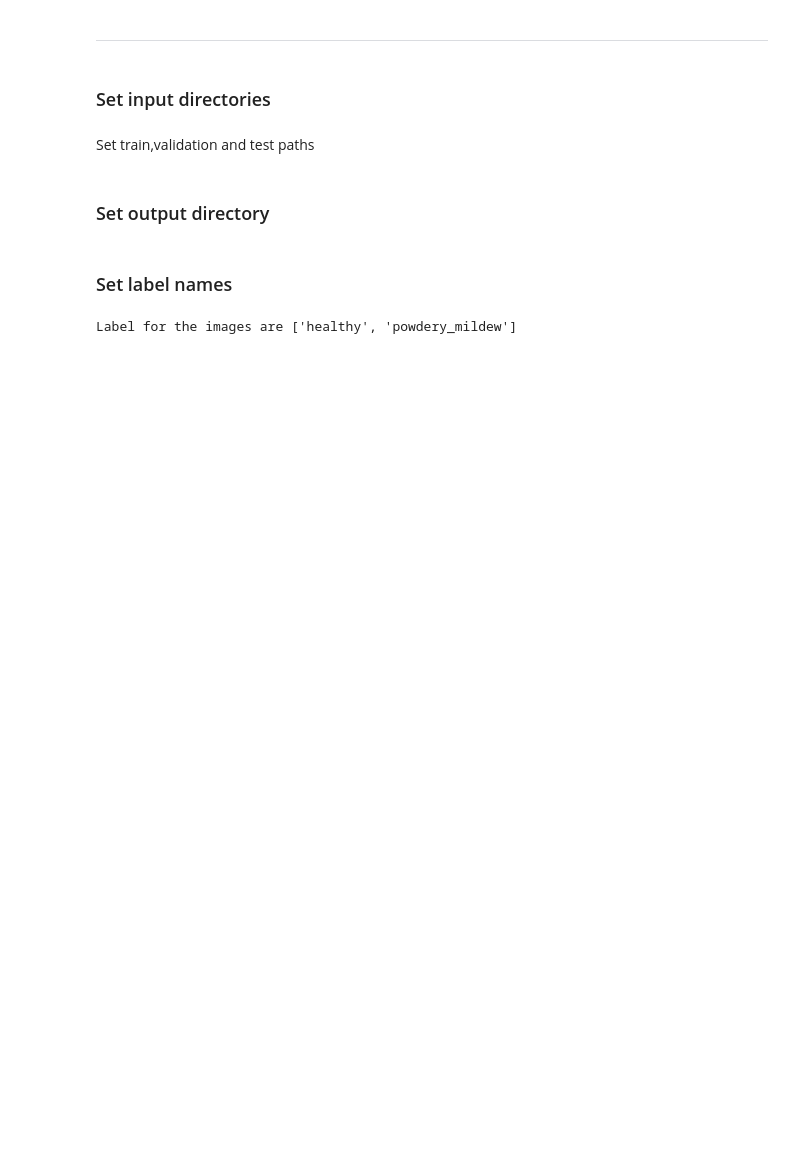
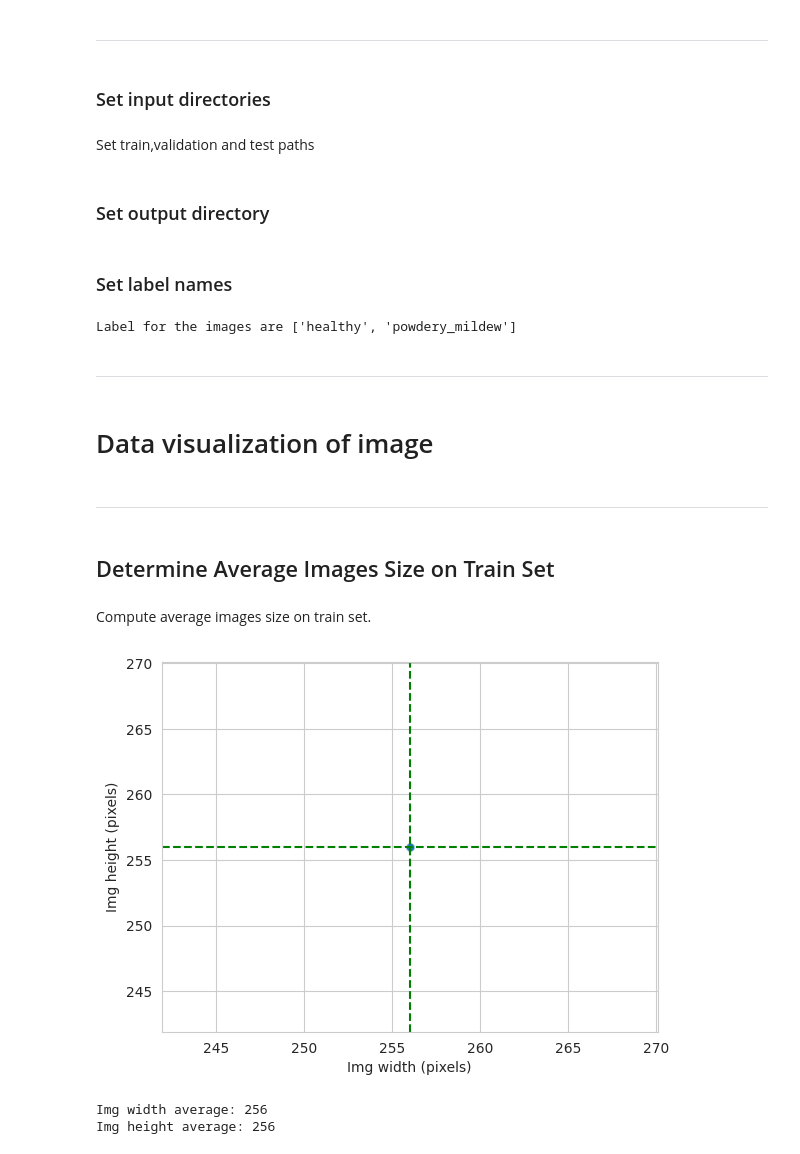
Before and after one commit to Sammy92dec/mildew-detection-in-cherry-leaves, a Jupyter notebook: jupyter_notebooks/DataVisualisation.ipynb, the cells around one changed output. Cells and saved outputs as stored; diff of their text form; code cells hidden in the pictures; blank space fills up the shorter version.

```diff
--- a/jupyter_notebooks/DataVisualisation.ipynb
+++ b/jupyter_notebooks/DataVisualisation.ipynb
@@ -76,3 +76,37 @@ labels = os.listdir(train_path)
 print('Label for the images are', labels)
 # %% [output]
 Label for the images are ['healthy', 'powdery_mildew']
+# %% [markdown]
+---
+# %% [markdown]
+# Data visualization of image
+# %% [markdown]
+---
+# %% [markdown]
+## Determine Average Images Size on Train Set
+# %% [markdown]
+Compute average images size on train set.
+# %%
+dim1, dim2 = [], []
+for label in labels:
+    for img_filename in os.listdir(train_path + '/' + label):
+        img = imread(train_path + '/' + label + '/' + img_filename)
+        d1, d2, colors = img.shape
+        dim1.append(d1)
+        dim2.append(d2)
+
+sns.set_style("whitegrid")
+fig, axes = plt.subplots()
+sns.scatterplot(x=dim2, y=dim1, alpha=0.2)
+axes.set_xlabel("Img width (pixels)")
+axes.set_ylabel("Img height (pixels)")
+dim1_mean = int(np.array(dim1).mean())
+dim2_mean = int(np.array(dim2).mean())
+axes.axvline(x=dim1_mean, color='g', linestyle='--')
+axes.axhline(y=dim2_mean, color='g', linestyle='--')
+plt.show()
+print(f"Img width average: {dim2_mean} \nImg height average: {dim1_mean}")
+# %% [output]
+[figure, added]
+Img width average: 256
+Img height average: 256
```
Also changed, not shown: parts of 6 cells of this notebook, 1 other file.
